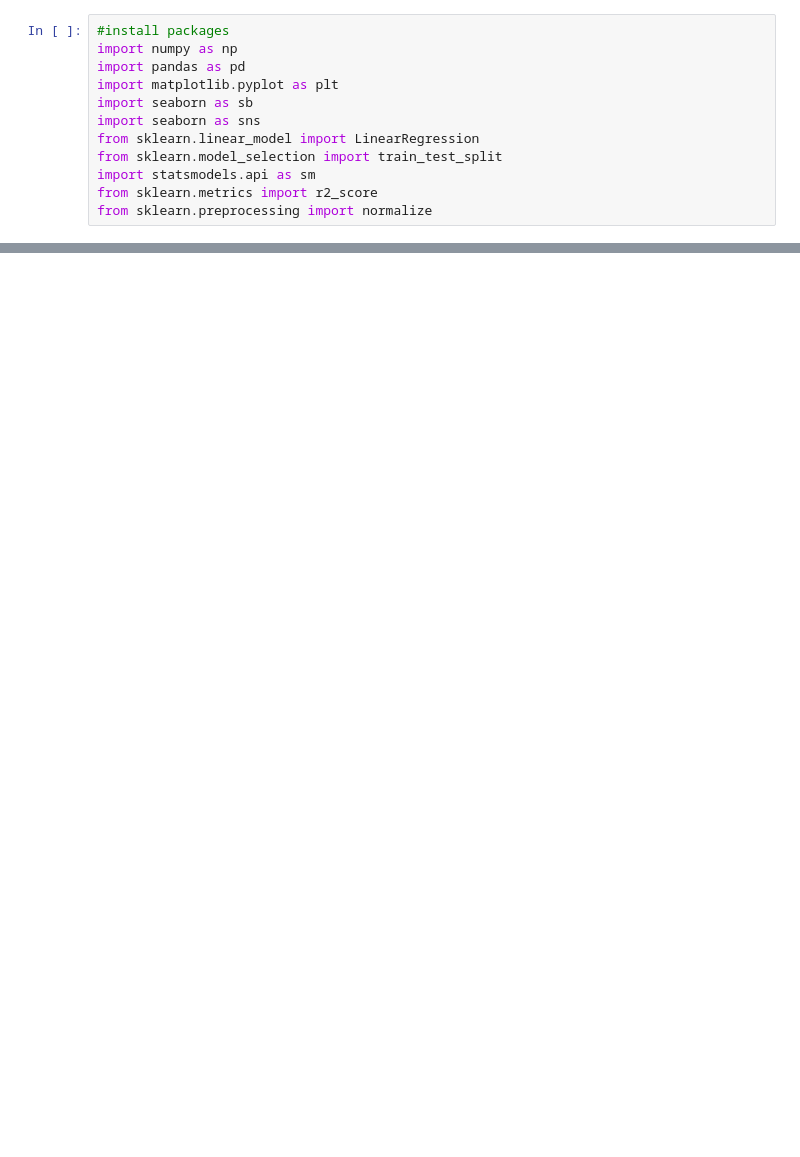
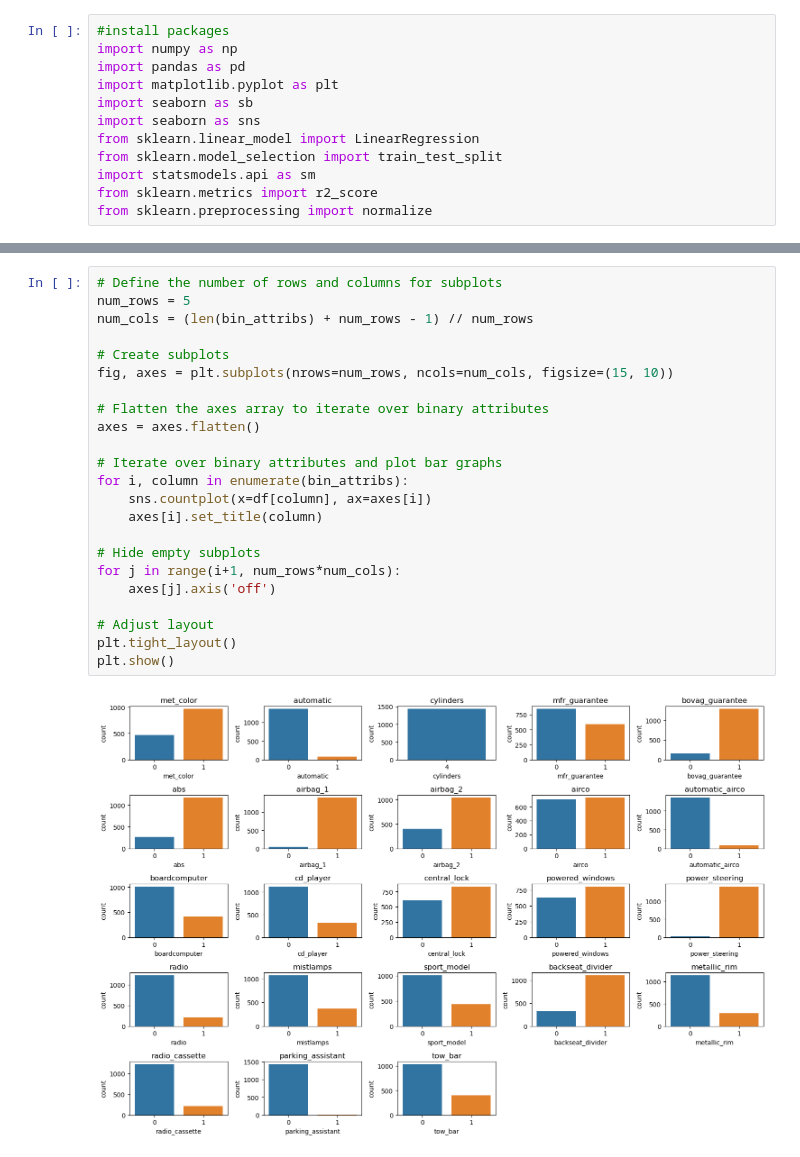
Before and after one commit to MarkPhamm/AI---ML, a Jupyter notebook: machine_learning/supervised/regression/linear_regression/linear_regression.ipynb, the cells around one changed output, grey strips where cells are left out. Saved outputs shown, nothing was run; the diff lists cells and outputs as text; blank space fills up the shorter version.

```diff
--- a/machine_learning/supervised/regression/linear_regression/linear_regression.ipynb
+++ b/machine_learning/supervised/regression/linear_regression/linear_regression.ipynb
@@ -298,0 +222,25 @@ return_loss = -192.89 + -134.84 * Gender + -209.11 * Education + -109.31 * Race
+# %%
+# Define the number of rows and columns for subplots
+num_rows = 5
+num_cols = (len(bin_attribs) + num_rows - 1) // num_rows
+
+# Create subplots
+fig, axes = plt.subplots(nrows=num_rows, ncols=num_cols, figsize=(15, 10))
+
+# Flatten the axes array to iterate over binary attributes
+axes = axes.flatten()
+
+# Iterate over binary attributes and plot bar graphs
+for i, column in enumerate(bin_attribs):
+    sns.countplot(x=df[column], ax=axes[i])
+    axes[i].set_title(column)
+
+# Hide empty subplots
+for j in range(i+1, num_rows*num_cols):
+    axes[j].axis('off')
+
+# Adjust layout
+plt.tight_layout()
+plt.show()
+# %% [output]
+[figure, added]
```
Also changed, not shown: parts of 111 cells of this notebook, 4 other files.
